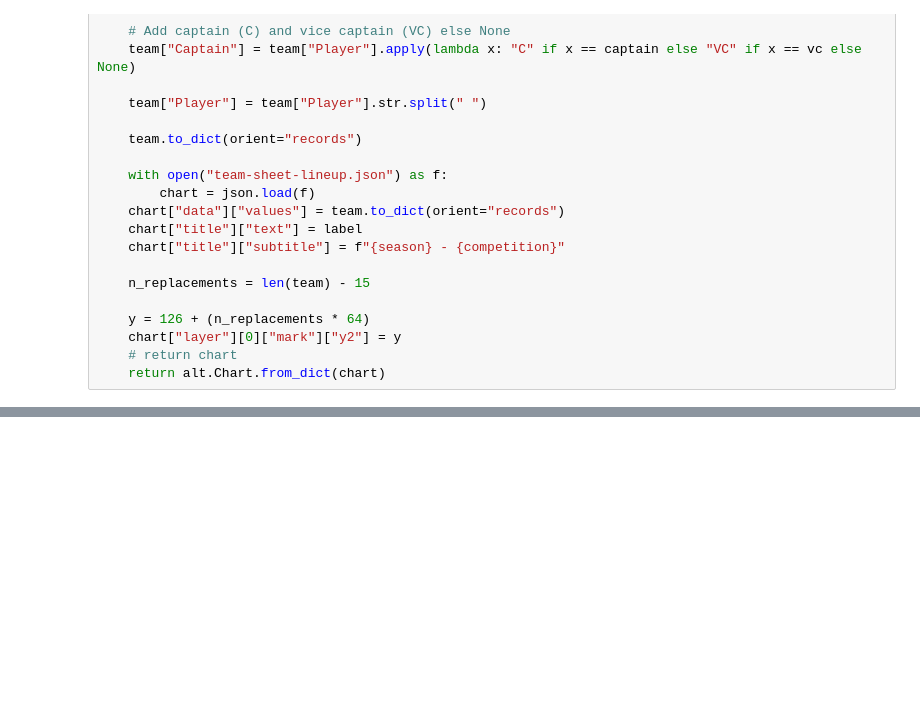
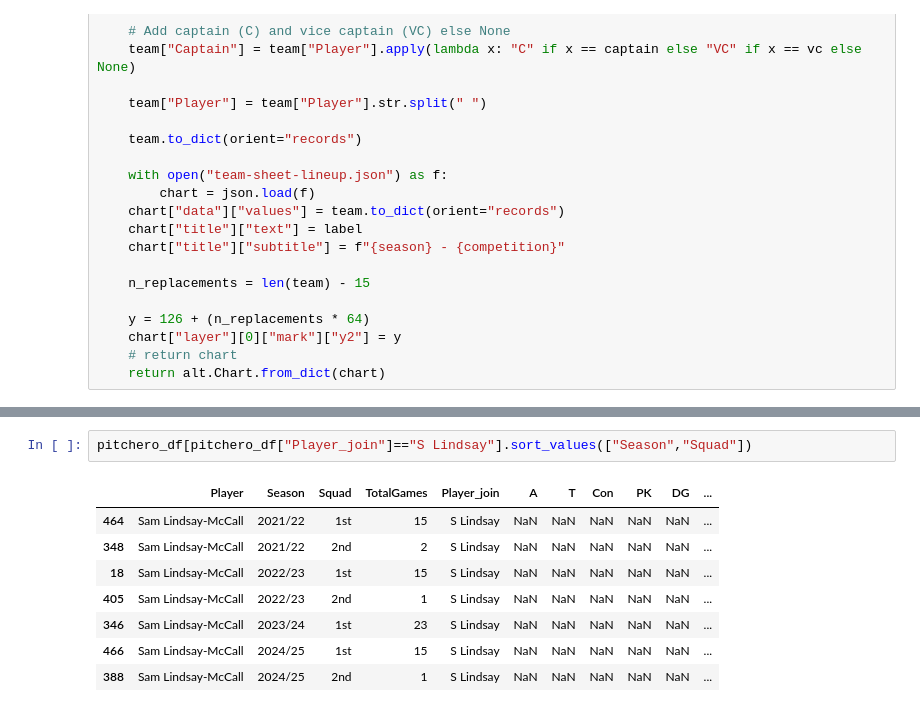
Before and after one commit to samnlindsay/RugbyResults, a Jupyter notebook: Analysis.ipynb, the cells around one changed output, grey strips where cells are left out. Drawn from its saved outputs; the diff is of its cells as text; blank space fills up the shorter version.

```diff
--- a/Analysis.ipynb
+++ b/Analysis.ipynb
@@ -351,0 +375,11 @@ def team_sheet_chart(
+# %%
+pitchero_df[pitchero_df["Player_join"]=="S Lindsay"].sort_values(["Season","Squad"])
+# %% [output]
+|  | Player | Season | Squad | TotalGames | Player_join | A | T | Con | PK | DG | ... |
+| 464 | Sam Lindsay-McCall | 2021/22 | 1st | 15 | S Lindsay | NaN | NaN | NaN | NaN | NaN | ... |
+| 348 | Sam Lindsay-McCall | 2021/22 | 2nd | 2 | S Lindsay | NaN | NaN | NaN | NaN | NaN | ... |
+| 18 | Sam Lindsay-McCall | 2022/23 | 1st | 15 | S Lindsay | NaN | NaN | NaN | NaN | NaN | ... |
+| 405 | Sam Lindsay-McCall | 2022/23 | 2nd | 1 | S Lindsay | NaN | NaN | NaN | NaN | NaN | ... |
+| 346 | Sam Lindsay-McCall | 2023/24 | 1st | 23 | S Lindsay | NaN | NaN | NaN | NaN | NaN | ... |
+| 466 | Sam Lindsay-McCall | 2024/25 | 1st | 15 | S Lindsay | NaN | NaN | NaN | NaN | NaN | ... |
+| 388 | Sam Lindsay-McCall | 2024/25 | 2nd | 1 | S Lindsay | NaN | NaN | NaN | NaN | NaN | ... |
```
Also changed, not shown: parts of 5 cells of this notebook, 45 other files.
